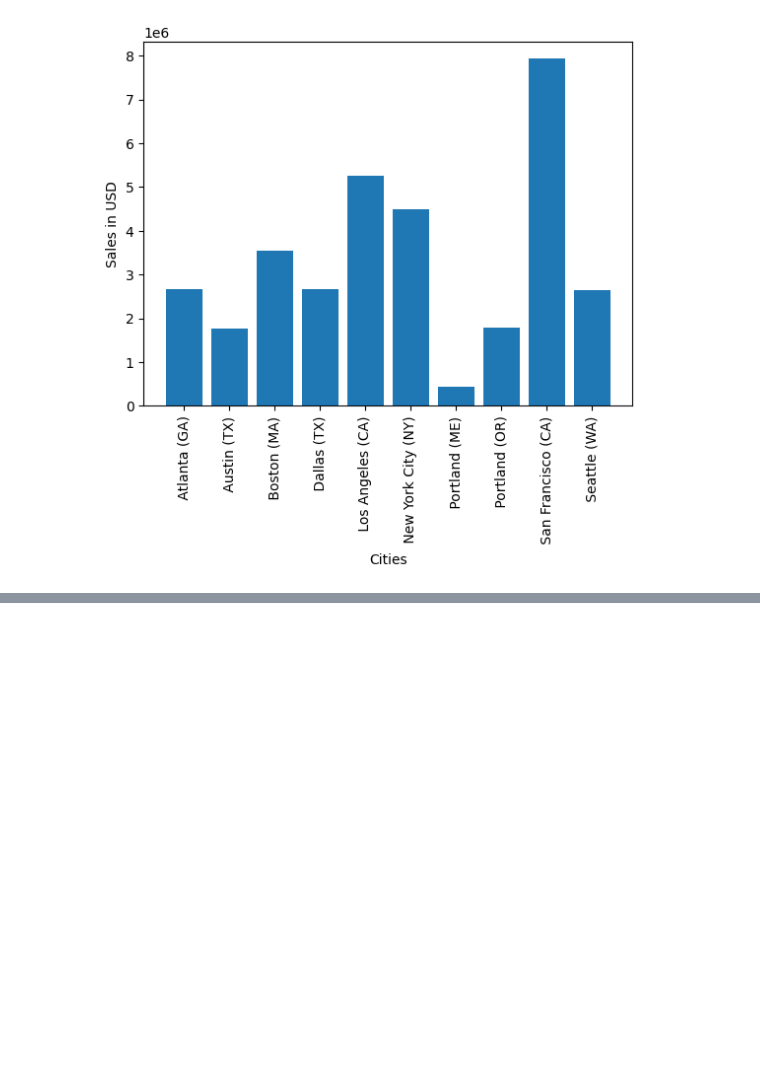
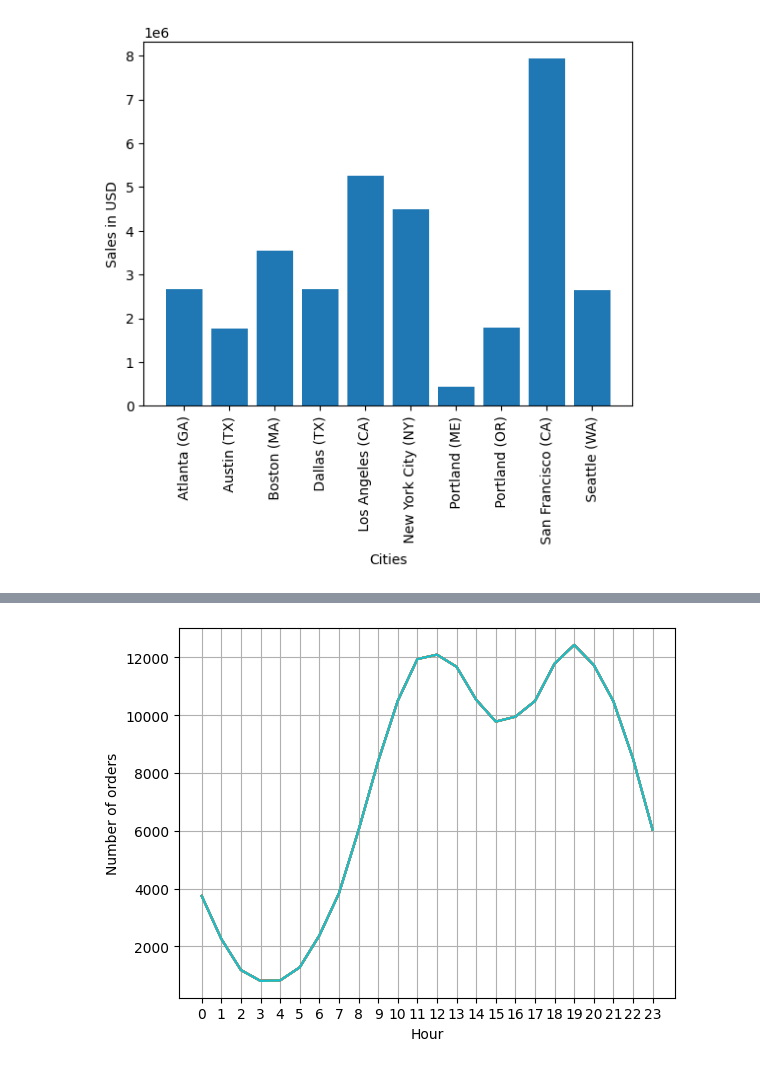
Before and after one commit to marvinraj/all-ai, a Jupyter notebook: all-pandas/projects/real-world-data-science-tasks/analysis.ipynb, the cells around one changed output, grey strips where cells are left out. Saved outputs shown, nothing was run; the diff lists cells and outputs as text; code cells hidden in the pictures; blank space fills up the shorter version.

Commit message:
convert column to datetime datatype, found out what time is the best for ads

```diff
--- a/all-pandas/projects/real-world-data-science-tasks/analysis.ipynb
+++ b/all-pandas/projects/real-world-data-science-tasks/analysis.ipynb
@@ -211,0 +214,9 @@ plt.show()
+# %%
+# -- convert the order date column to datetime
+all_data['Order Date'] = pd.to_datetime(all_data['Order Date'])
+# %%
+# -- create new hour column
+all_data['Hour'] = all_data['Order Date'].dt.hour
+
+# -- create new minute column
+all_data['Minute'] = all_data['Order Date'].dt.minute
@@ -211,0 +232,14 @@ plt.show()
+# %%
+# VISUALIZING DATA USING THE MATPLOTLIB MODULE
+
+hours = [hour for hour, df in all_data.groupby('Hour')]
+
+plt.plot(hours, all_data.groupby(['Hour']).count())
+plt.xticks(hours)
+plt.grid()
+plt.ylabel('Number of orders')
+plt.xlabel('Hour')
+
+plt.show()
+# %% [output]
+[figure, added]
```
Also changed, not shown: parts of 2 cells of this notebook.
